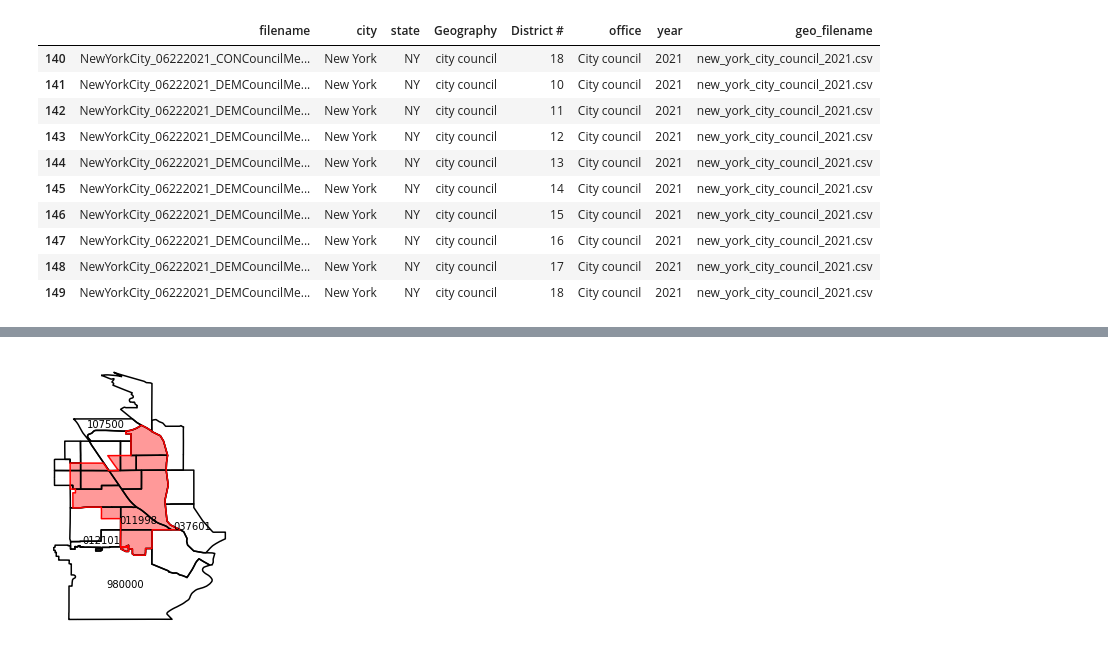
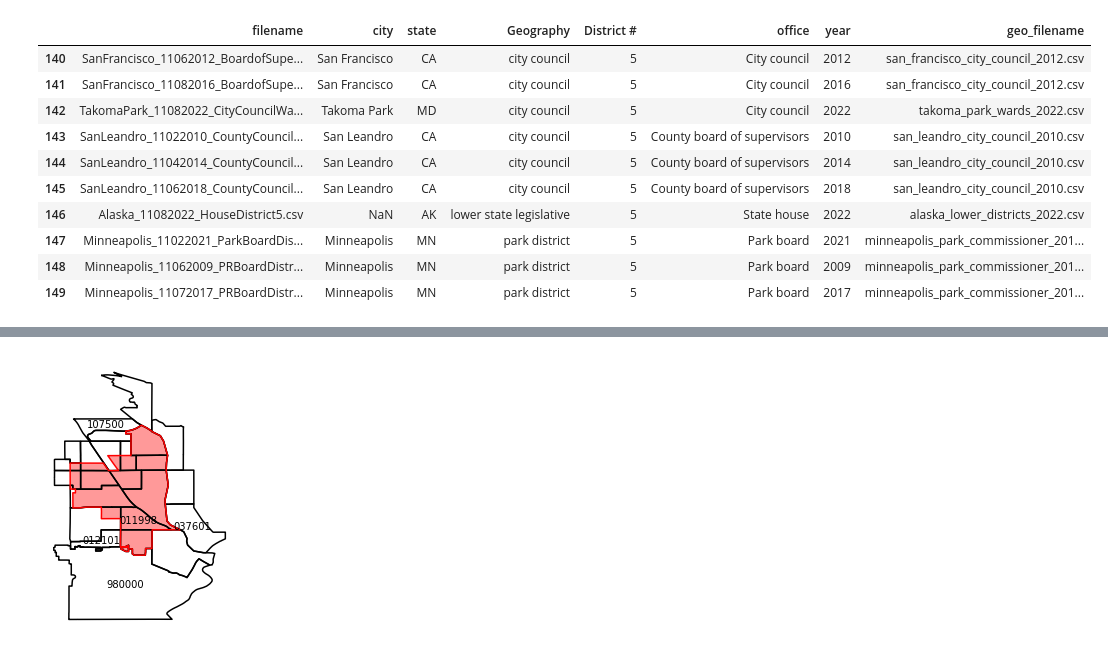
Before and after one commit to keverage-guan/RA-Work, a Jupyter notebook: acs/overlap.ipynb, the cells around one changed output, grey strips where cells are left out. Saved outputs shown, nothing was run; the diff lists cells and outputs as text; code cells hidden in the pictures.

```diff
--- a/acs/overlap.ipynb
+++ b/acs/overlap.ipynb
@@ -12,24 +12,21 @@ importlib.reload(extract)
 # %%
-# open old_elections.xlsx and new_elections.xlsx and combine (they have the same columns)
-old_elections = pd.read_excel("old_elections.xlsx")
-new_elections = pd.read_excel("new_elections.xlsx")
-elections = pd.concat([old_elections, new_elections])
+elections = pd.read_excel('elections.xlsx')
 # reset index
 elections.reset_index(drop=True, inplace=True)
 
 elections[140:150]
 # %% [output]
 |  | filename | city | state | Geography | District # | office | year | geo_filename |
-| 140 | NewYorkCity_06222021_CONCouncilMe... | New York | NY | city council | 18 | City council | 2021 | new_york_city_council_2021.csv |
-| 141 | NewYorkCity_06222021_DEMCouncilMe... | New York | NY | city council | 10 | City council | 2021 | new_york_city_council_2021.csv |
-| 142 | NewYorkCity_06222021_DEMCouncilMe... | New York | NY | city council | 11 | City council | 2021 | new_york_city_council_2021.csv |
-| 143 | NewYorkCity_06222021_DEMCouncilMe... | New York | NY | city council | 12 | City council | 2021 | new_york_city_council_2021.csv |
-| 144 | NewYorkCity_06222021_DEMCouncilMe... | New York | NY | city council | 13 | City council | 2021 | new_york_city_council_2021.csv |
-| 145 | NewYorkCity_06222021_DEMCouncilMe... | New York | NY | city council | 14 | City council | 2021 | new_york_city_council_2021.csv |
-| 146 | NewYorkCity_06222021_DEMCouncilMe... | New York | NY | city council | 15 | City council | 2021 | new_york_city_council_2021.csv |
-| 147 | NewYorkCity_06222021_DEMCouncilMe... | New York | NY | city council | 16 | City council | 2021 | new_york_city_council_2021.csv |
-| 148 | NewYorkCity_06222021_DEMCouncilMe... | New York | NY | city council | 17 | City council | 2021 | new_york_city_council_2021.csv |
-| 149 | NewYorkCity_06222021_DEMCouncilMe... | New York | NY | city council | 18 | City council | 2021 | new_york_city_council_2021.csv |
+| 140 | SanFrancisco_11062012_BoardofSupe... | San Francisco | CA | city council | 5 | City council | 2012 | san_francisco_city_council_2012.csv |
+| 141 | SanFrancisco_11082016_BoardofSupe... | San Francisco | CA | city council | 5 | City council | 2016 | san_francisco_city_council_2012.csv |
+| 142 | TakomaPark_11082022_CityCouncilWa... | Takoma Park | MD | city council | 5 | City council | 2022 | takoma_park_wards_2022.csv |
+| 143 | SanLeandro_11022010_CountyCouncil... | San Leandro | CA | city council | 5 | County board of supervisors | 2010 | san_leandro_city_council_2010.csv |
+| 144 | SanLeandro_11042014_CountyCouncil... | San Leandro | CA | city council | 5 | County board of supervisors | 2014 | san_leandro_city_council_2010.csv |
+| 145 | SanLeandro_11062018_CountyCouncil... | San Leandro | CA | city council | 5 | County board of supervisors | 2018 | san_leandro_city_council_2010.csv |
+| 146 | Alaska_11082022_HouseDistrict5.csv | NaN | AK | lower state legislative | 5 | State house | 2022 | alaska_lower_districts_2022.csv |
+| 147 | Minneapolis_11022021_ParkBoardDis... | Minneapolis | MN | park district | 5 | Park board | 2021 | minneapolis_park_commissioner_201... |
+| 148 | Minneapolis_11062009_PRBoardDistr... | Minneapolis | MN | park district | 5 | Park board | 2009 | minneapolis_park_commissioner_201... |
+| 149 | Minneapolis_11072017_PRBoardDistr... | Minneapolis | MN | park district | 5 | Park board | 2017 | minneapolis_park_commissioner_201... |
 # %%
 # add tracts and percents columns to elections
 elections['tracts'] = None
```
Also changed, not shown: parts of 2 cells of this notebook, 2 other files.
